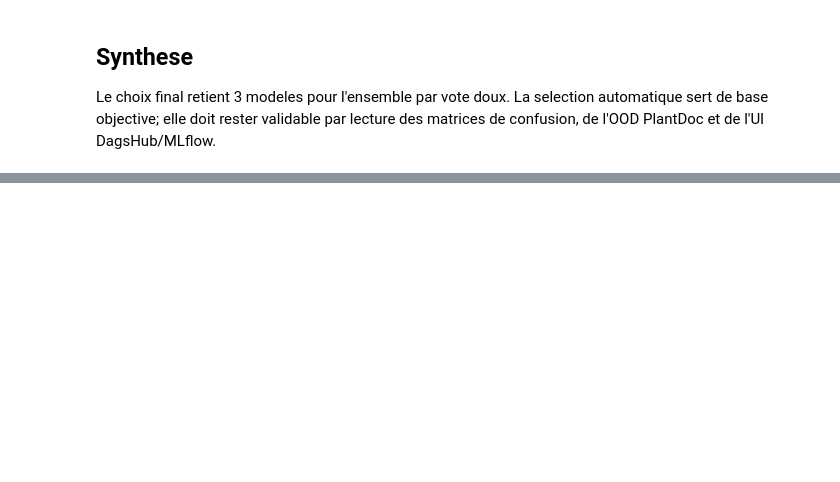
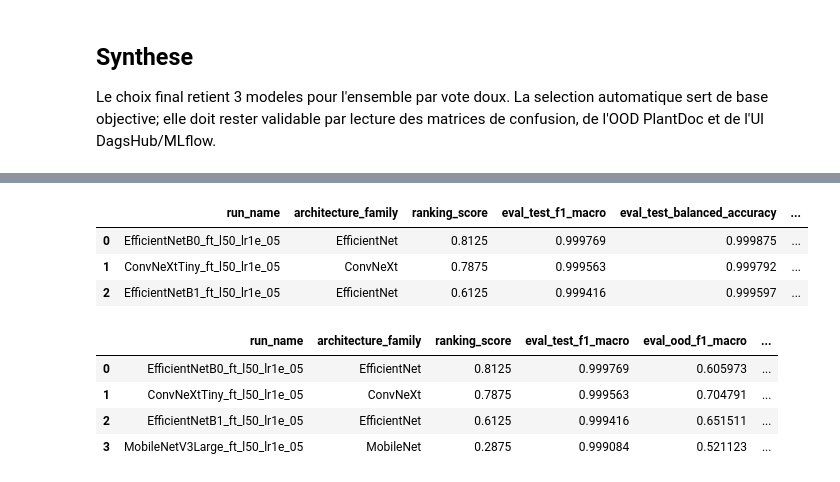
Before and after one commit to thomashebert99/Plant-disease-detection, a Jupyter notebook: notebooks/03_benchmark_species.ipynb, the cells around one changed output, grey strips where cells are left out. Drawn from its saved outputs; the diff is of its cells as text; code cells hidden in the pictures; blank space fills up the shorter version.

```diff
--- a/notebooks/03_benchmark_species.ipynb
+++ b/notebooks/03_benchmark_species.ipynb
@@ -1217 +1973,38 @@ selected_species_models, selection_notes
  'Selection automatique par score multi-metriques avec diversite de familles. A valider visuellement dans DagsHub et avec les matrices de confusion.')
+# %%
+final_ensemble[
+    [
+        "run_name",
+        "architecture_family",
+        "ranking_score",
+        "eval_test_f1_macro",
+        "eval_test_balanced_accuracy",
+        "eval_ood_f1_macro",
+        "eval_ood_balanced_accuracy",
+        "eval_test_log_loss",
+        "eval_test_ms_per_image",
+        "overfit_diagnostic",
+    ]
+]
+# %% [output]
+|  | run_name | architecture_family | ranking_score | eval_test_f1_macro | eval_test_balanced_accuracy | ... |
+| 0 | EfficientNetB0_ft_l50_lr1e_05 | EfficientNet | 0.8125 | 0.999769 | 0.999875 | ... |
+| 1 | ConvNeXtTiny_ft_l50_lr1e_05 | ConvNeXt | 0.7875 | 0.999563 | 0.999792 | ... |
+| 2 | EfficientNetB1_ft_l50_lr1e_05 | EfficientNet | 0.6125 | 0.999416 | 0.999597 | ... |
+# %%
+rank_fine_tune_results()[
+    [
+        "run_name",
+        "architecture_family",
+        "ranking_score",
+        "eval_test_f1_macro",
+        "eval_ood_f1_macro",
+        "eval_ood_balanced_accuracy",
+    ]
+]
+# %% [output]
+|  | run_name | architecture_family | ranking_score | eval_test_f1_macro | eval_ood_f1_macro | ... |
+| 0 | EfficientNetB0_ft_l50_lr1e_05 | EfficientNet | 0.8125 | 0.999769 | 0.605973 | ... |
+| 1 | ConvNeXtTiny_ft_l50_lr1e_05 | ConvNeXt | 0.7875 | 0.999563 | 0.704791 | ... |
+| 2 | EfficientNetB1_ft_l50_lr1e_05 | EfficientNet | 0.6125 | 0.999416 | 0.651511 | ... |
+| 3 | MobileNetV3Large_ft_l50_lr1e_05 | MobileNet | 0.2875 | 0.999084 | 0.521123 | ... |
```
Also changed, not shown: parts of 29 cells of this notebook, 30 other files.
